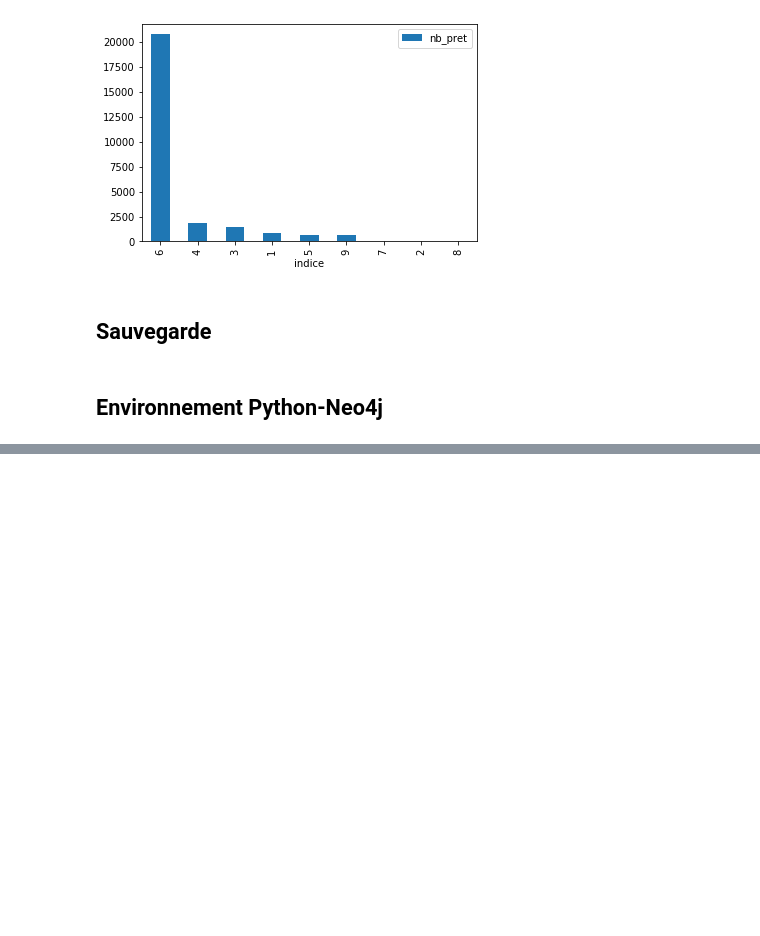
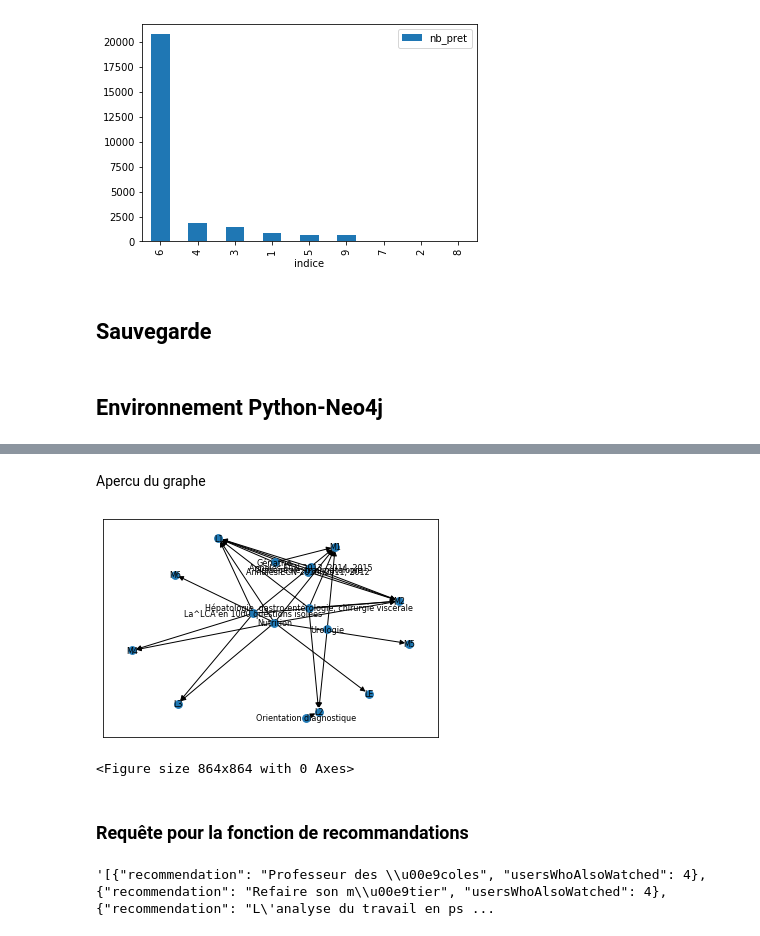
Before and after one commit to azur-scd/poc-recommandations-engine, a Jupyter notebook: SimilarityModel/collaboraticeFiltering-data.ipynb, the cells around one changed output, grey strips where cells are left out. Drawn from its saved outputs; the diff is of its cells as text; code cells hidden in the pictures; blank space fills up the shorter version.

```diff
--- a/SimilarityModel/collaboraticeFiltering-data.ipynb
+++ b/SimilarityModel/collaboraticeFiltering-data.ipynb
@@ -249,0 +258,2 @@ dfsja.to_csv("data/collaborative-filtering_complete.csv", sep = ';', index=False
+# %%
+graph.run("CALL apoc.help('apoc')").to_table()
@@ -250,2 +264,4 @@ dfsja.to_csv("data/collaborative-filtering_complete.csv", sep = ';', index=False
+# %% [markdown]
+Apercu du graphe
 # %%
 import networkx as nx
@@ -256,0 +268,15 @@ graph = Graph("bolt://localhost:7687", auth=("neo4j", "Superadmin"))
+# %%
+df = graph.run("MATCH (g:Groupe)<-[:IN_GROUP]-(l:Lecteur)-[:HAS_LOAN]->(d:Doc)-[:HAS_DISC]->(disc:Disc) RETURN g.nom,d.titre LIMIT 100").to_data_frame()
+G=nx.DiGraph()
+G.add_nodes_from(list(set(list(df.iloc[:,0]) + list(df.iloc[:,1]))))
+tuples = [tuple(x) for x in df.values]
+G.add_edges_from(tuples)
+G.number_of_edges()
+nx.draw_networkx(G,node_size=60,font_size=8)
+plt.figure(3,figsize=(12,12))
+plt.show()
+# %% [output]
+[figure, added]
+<Figure size 864x864 with 0 Axes>
+# %% [markdown]
+### Requête pour la fonction de recommandations
@@ -256,0 +285,10 @@ graph = Graph("bolt://localhost:7687", auth=("neo4j", "Superadmin"))
+# %%
+num = "306650"
+query = """
+MATCH (d1:Doc {num: '"""+num+"""'})<-[:HAS_LOAN]-(l:Lecteur)-[:HAS_LOAN]->(d2:Doc)
+RETURN d2.titre AS recommendation, COUNT(*) AS usersWhoAlsoWatched
+ORDER BY usersWhoAlsoWatched DESC LIMIT 10
+"""
+json.dumps(graph.run(query).data())
+# %% [output]
+'[{"recommendation": "Professeur des \\u00e9coles", "usersWhoAlsoWatched": 4}, {"recommendation": "Refaire son m\\u00e9tier", "usersWhoAlsoWatched": 4}, {"recommendation": "L\'analyse du travail en ps ...
```
Also changed, not shown: parts of 21 cells of this notebook.
